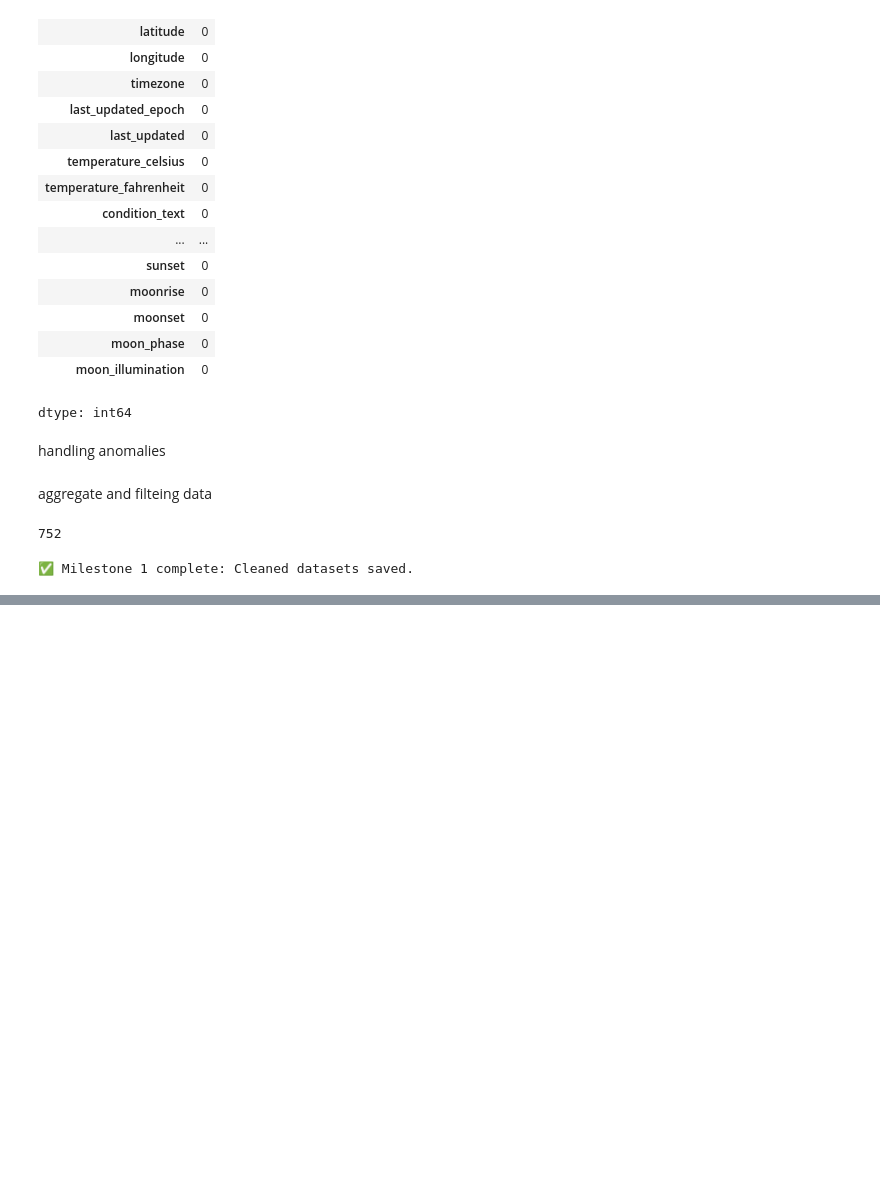
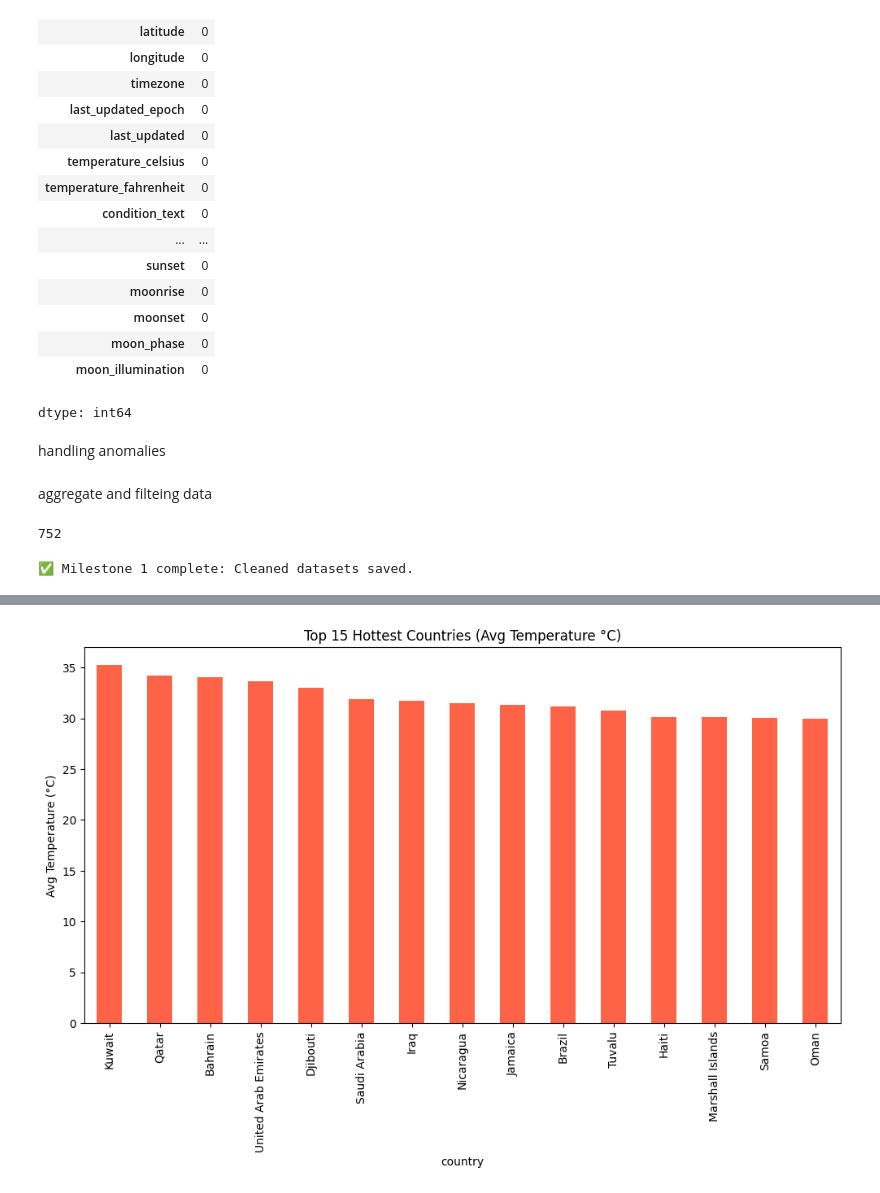
Before and after one commit to josephfrancis22/Global-weather-prediction-, a Jupyter notebook: jf_weather_prediction.ipynb, the cells around one changed output, grey strips where cells are left out. Drawn from its saved outputs; the diff is of its cells as text; code cells hidden in the pictures; blank space fills up the shorter version.

```diff
--- a/jf_weather_prediction.ipynb
+++ b/jf_weather_prediction.ipynb
@@ -228,0 +361,12 @@ print("✅ Milestone 1 complete: Cleaned datasets saved.")
+# %%
+# 4. Regional Comparisons
+# ---------------------------
+region_avg = data.groupby('country')[['temperature_celsius', 'precip_mm', 'humidity']].mean().sort_values(by='temperature_celsius', ascending=False)
+
+plt.figure(figsize=(12,6))
+region_avg['temperature_celsius'].head(15).plot(kind='bar', color='tomato')
+plt.title("Top 15 Hottest Countries (Avg Temperature °C)")
+plt.ylabel("Avg Temperature (°C)")
+plt.show()
+# %% [output]
+[figure, added]
```
Also changed, not shown: parts of 20 cells of this notebook.
